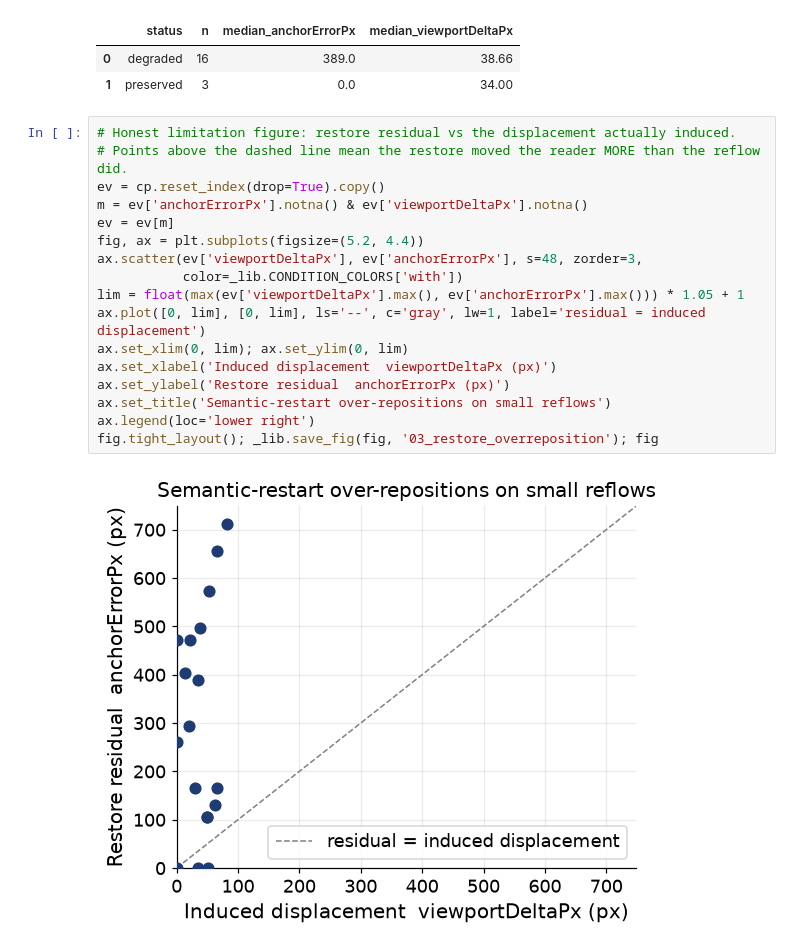
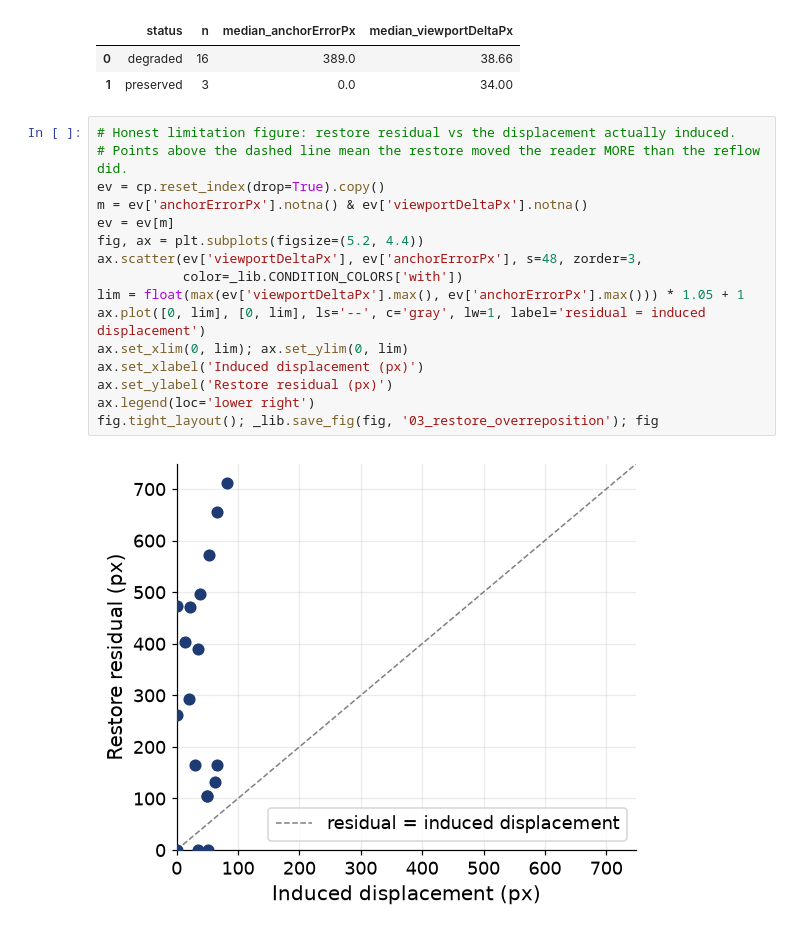
Before and after one commit to MrSachin7/reading-the-reader-monorepo, a Jupyter notebook: Experiments/analysis/03_context_preservation.ipynb, the cells around one changed output. Saved outputs shown, nothing was run; the diff lists cells and outputs as text.

```diff
--- a/Experiments/analysis/03_context_preservation.ipynb
+++ b/Experiments/analysis/03_context_preservation.ipynb
@@ -116,19 +116,18 @@ outcome.round(2)
 # %%
 # Honest limitation figure: restore residual vs the displacement actually induced.
 # Points above the dashed line mean the restore moved the reader MORE than the reflow did.
 ev = cp.reset_index(drop=True).copy()
 m = ev['anchorErrorPx'].notna() & ev['viewportDeltaPx'].notna()
 ev = ev[m]
 fig, ax = plt.subplots(figsize=(5.2, 4.4))
 ax.scatter(ev['viewportDeltaPx'], ev['anchorErrorPx'], s=48, zorder=3,
            color=_lib.CONDITION_COLORS['with'])
 lim = float(max(ev['viewportDeltaPx'].max(), ev['anchorErrorPx'].max())) * 1.05 + 1
 ax.plot([0, lim], [0, lim], ls='--', c='gray', lw=1, label='residual = induced displacement')
 ax.set_xlim(0, lim); ax.set_ylim(0, lim)
-ax.set_xlabel('Induced displacement  viewportDeltaPx (px)')
-ax.set_ylabel('Restore residual  anchorErrorPx (px)')
-ax.set_title('Semantic-restart over-repositions on small reflows')
+ax.set_xlabel('Induced displacement (px)')
+ax.set_ylabel('Restore residual (px)')
 ax.legend(loc='lower right')
 fig.tight_layout(); _lib.save_fig(fig, '03_restore_overreposition'); fig
 # %% [output]
-[figure, old version]
+[figure, new version]
```
Also changed, not shown: parts of 1 cell of this notebook, 8 other files.
